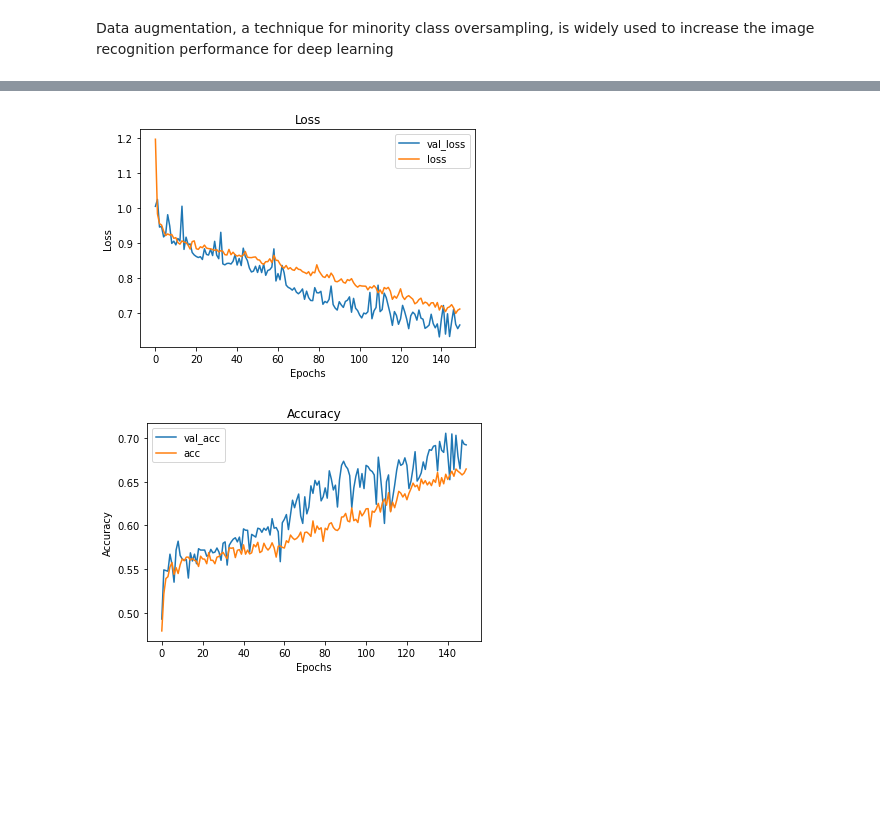
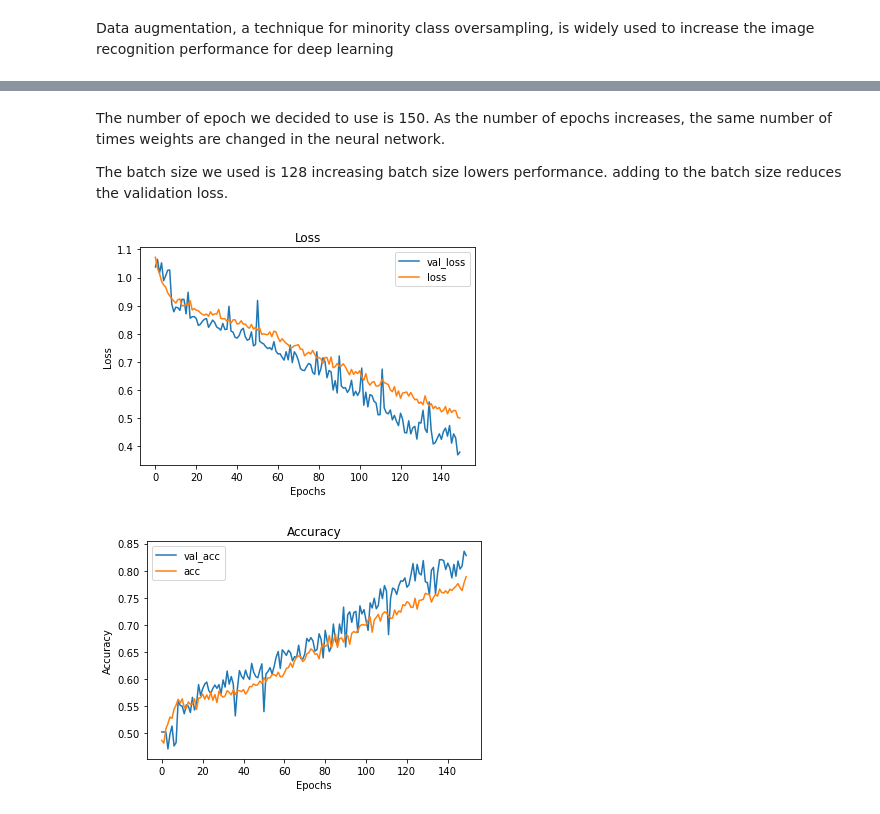
Before and after one commit to maysasaad/Alzheimers-Detection, a Jupyter notebook: QuaternaryClassification.ipynb, the cells around one changed output, grey strips where cells are left out. Drawn from its saved outputs; the diff is of its cells as text; code cells hidden in the pictures; blank space fills up the shorter version.

```diff
--- a/QuaternaryClassification.ipynb
+++ b/QuaternaryClassification.ipynb
@@ -248,0 +273,4 @@ We will try to apply any method to improve the poor performance caused by imbala
+# %%
+# creating instance of labelencoder
+labelencoder = LabelEncoder()
+y = labelencoder.fit_transform(y)
@@ -846,3 +1023,26 @@ val_datagen = ImageDataGenerator()
 #Create the image generators
 train_generator = train_datagen.flow(X_train, y_train, batch_size=128)
 val_generator = val_datagen.flow(X_val, y_val, batch_size=128)
+# %%
+# create a Convolution network
+model_3 = models.Sequential()
+model_3.add(layers.Conv2D(filters=32,kernel_size=(3,3), activation='relu', input_shape=(100, 100, 3))),
+model_3.add(layers.MaxPooling2D((2, 2))),
+
+model_3.add(layers.Conv2D(64, (3, 3), activation='relu')),
+model_3.add(layers.MaxPooling2D((2, 2))),
+model_3.add(layers.Dropout(0.25)),
+
+model_3.add(layers.Conv2D(128, (3, 3), activation='relu')),
+model_3.add(layers.MaxPooling2D((2, 2))),
+model_3.add(layers.Dropout(0.25)),
+
+model_3.add(layers.Conv2D(256, (3, 3), activation='relu')),
+model_3.add(layers.MaxPooling2D((2, 2))),
+model_3.add(layers.Dropout(0.25)),
+
+model_3.add(layers.Flatten()),
+
+model_3.add(layers.Dense(128, activation='relu')),
+model_3.add(layers.Dense(64, activation='relu')),
+model_3.add(layers.Dense(4, activation='softmax'))
@@ -849,6 +1072,9 @@ val_generator = val_datagen.flow(X_val, y_val, batch_size=128)
+# %%
+# compile model
+model_3.compile(loss='categorical_crossentropy', optimizer='Adam', metrics=['acc'])
 # %%
-
-reults_5 = model_4.fit_generator(train_generator,
+# fit the model on training set
+reults_3 = model_3.fit_generator(train_generator,
                               steps_per_epoch=len(X_train) // 128,
                               epochs=150,
                               validation_data=val_generator,
@@ -874,7 +1100,11 @@ Epoch 150/150
+# %% [markdown]
+The number of epoch we decided to use is 150. As the number of epochs increases, the same number of times weights are changed in the neural network.
+
+The batch size we used is 128 increasing batch size lowers performance. adding to the batch size reduces the validation loss.
 # %%
-visualize_training_results(reults_5)
+visualize_training_results(reults_3)
 # %% [output]
-[figure, old version]
+[figure, new version]
-[figure, old version]
+[figure, new version]
 # %%
 # evaluate the model on X_test
```
Also changed, not shown: parts of 162 cells of this notebook.
